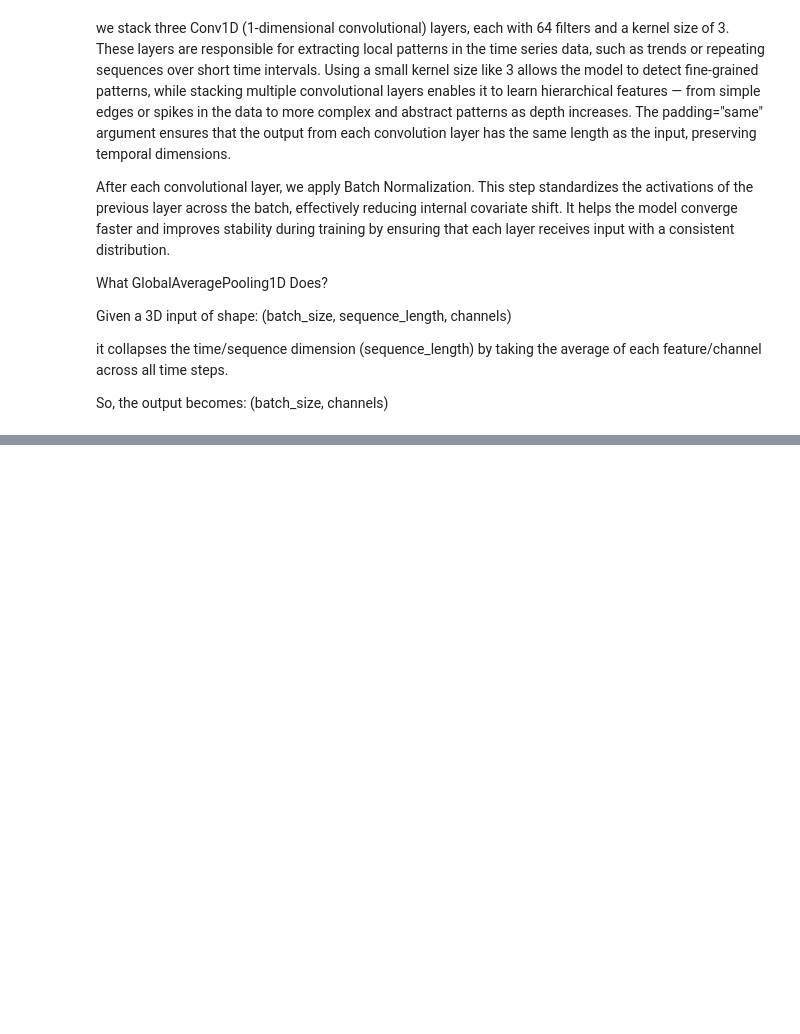
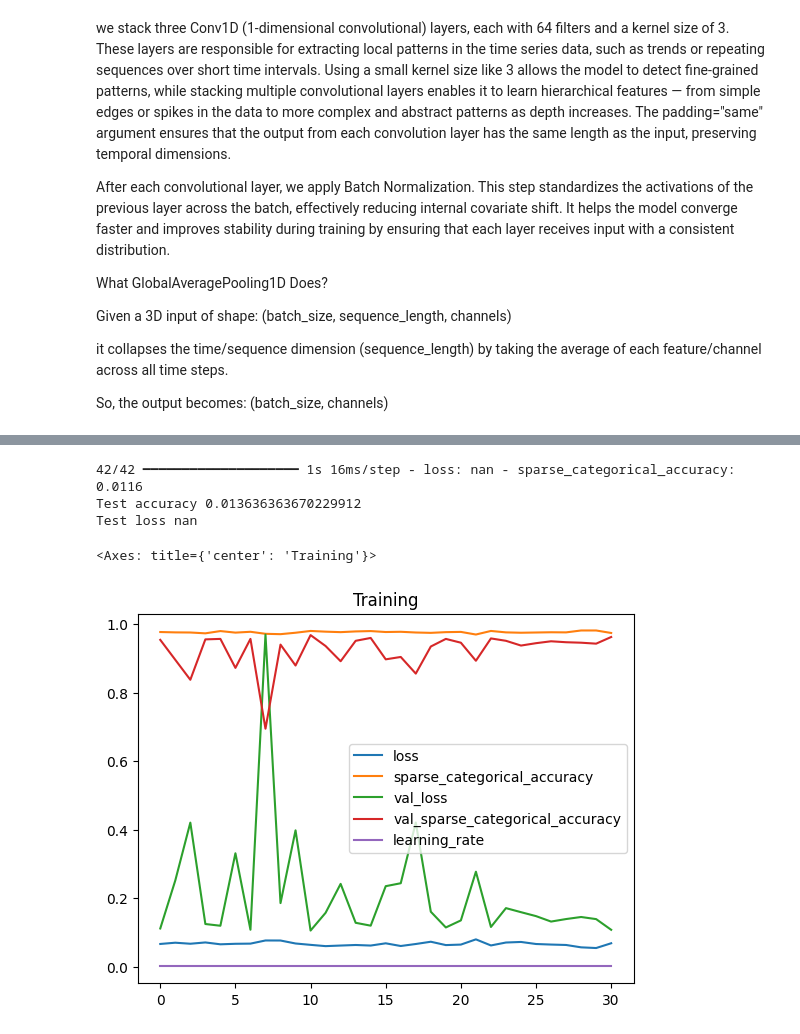
Before and after one commit to Prashanna-Raj-Pandit/NN-Time-series, a Jupyter notebook: Time_Series_Classification.ipynb, the cells around one changed output, grey strips where cells are left out. Drawn from its saved outputs; the diff is of its cells as text; code cells hidden in the pictures; blank space fills up the shorter version.

Commit message:
loss curve

```diff
--- a/Time_Series_Classification.ipynb
+++ b/Time_Series_Classification.ipynb
@@ -221,3 +221,30 @@ it collapses the time/sequence dimension (sequence_length) by taking the average
 
 So, the output becomes:
 (batch_size, channels)
+# %%
+epochs = 500
+batch_size = 32
+
+callbacks = [
+    keras.callbacks.ModelCheckpoint(
+        "best_model.keras", save_best_only=True, monitor="val_loss"
+    ),
+    keras.callbacks.ReduceLROnPlateau(
+        monitor="val_loss", factor=0.5, patience=20, min_lr=0.001
+    ),
+    keras.callbacks.EarlyStopping(monitor="val_loss", patience=20, verbose=1),
+]
+model.compile(
+    optimizer="adam",
+    loss="sparse_categorical_crossentropy",
+    metrics=["sparse_categorical_accuracy"],
+)
+history = model.fit(
+    x_train,
+    y_train,
+    batch_size=batch_size,
+    epochs=epochs,
+    callbacks=callbacks,
+    validation_split=0.2,
+    verbose=1,
+)
@@ -223,0 +269,17 @@ So, the output becomes:
+# %%
+model = keras.models.load_model("best_model.keras")
+
+test_loss, test_acc = model.evaluate(x_test, y_test)
+
+print("Test accuracy", test_acc)
+print("Test loss", test_loss)
+# %% [output]
+42/42 ━━━━━━━━━━━━━━━━━━━━ 1s 16ms/step - loss: nan - sparse_categorical_accuracy: 0.0116
+Test accuracy 0.013636363670229912
+Test loss nan
+# %%
+import pandas as pd
+pd.DataFrame(history.history).plot(title="Training")
+# %% [output]
+<Axes: title={'center': 'Training'}>
+[figure, added]
```
Also changed, not shown: parts of 2 cells of this notebook.
